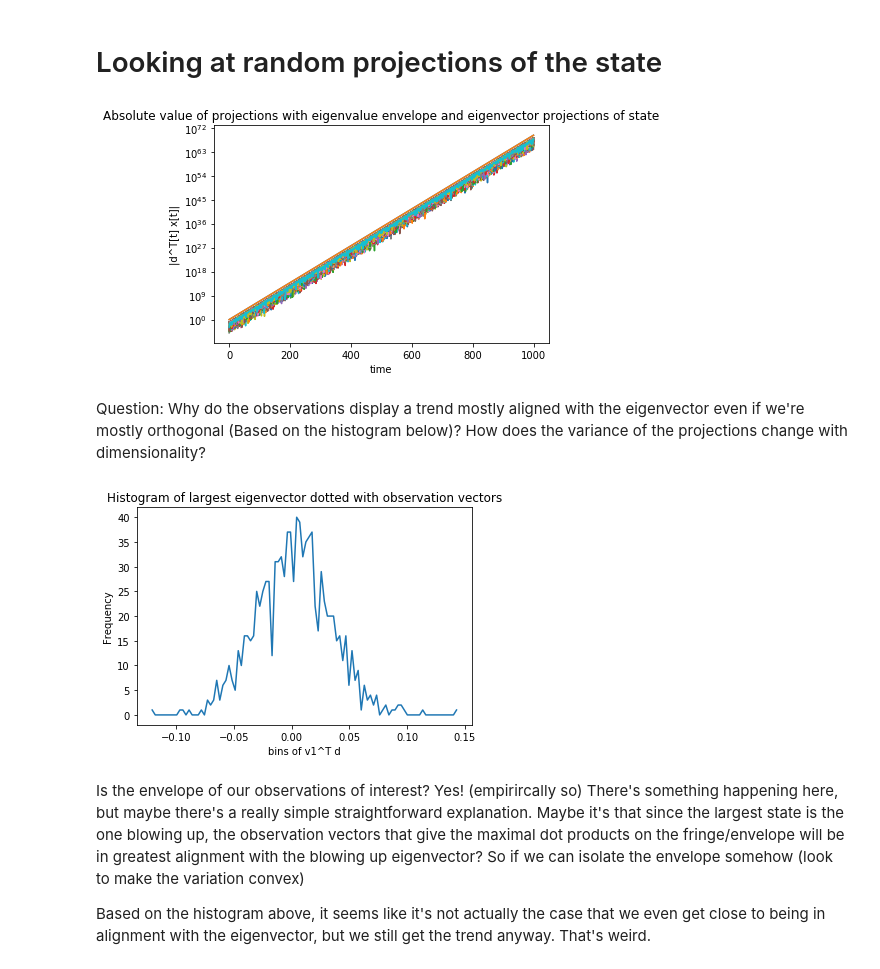
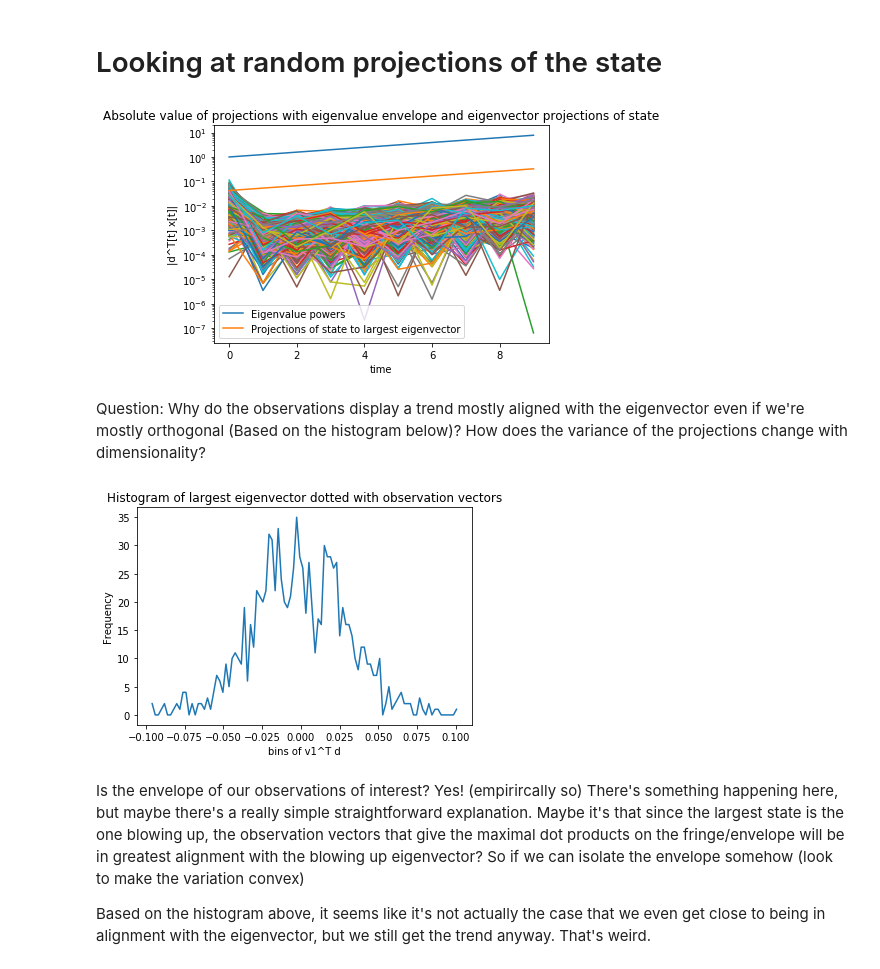
Before and after one commit to rahularya50/control-proj, a Jupyter notebook: Jupyter Notebooks/Randomized Eigenvalues (Diagonal Case).ipynb, the cells around one changed output. Drawn from its saved outputs; the diff is of its cells as text; code cells hidden in the pictures.

```diff
--- a/Jupyter Notebooks/Randomized Eigenvalues (Diagonal Case).ipynb
+++ b/Jupyter Notebooks/Randomized Eigenvalues (Diagonal Case).ipynb
@@ -56,9 +56,12 @@ A_bar = Q @ A @ Q.T
 
 # Find largest eigenvalue and corresponding eigenvector
 max_eig_index = max(zip(range(dim), np.diagonal(A)), key=lambda x: x[1])[0]
-max_eigvec = Q[:,max_eig_index]
+max_eigvec = np.array(Q[:,max_eig_index])
 
-x_init = max_eigvec#make_random_direction(dim)
+# This is where I set the initial state
+#x_init = np.array(max_eigvec)
+x_init = make_random_direction(dim)
+
 # Simulate and plot the state evolution without input for a short time and a long time
 x1 = simulate_free_response(A_bar, 20, x_init)
 #plot_state_trace(x1)
@@ -84,21 +87,23 @@ for i in range(trials):
     obs_vec = np.einsum('ij,ij->i', obs_curr, x2)
     obs = np.hstack((obs, obs_vec.reshape([N, 1])))
 # %%
-t_final = N
+t_final = N//100
 eig = max(np.diagonal(A))
 lambda_vec = np.array([(eig ** n) for n in range(t_final)])
 for i in range(trials):
     plt.plot(range(t_final), abs(obs[0:t_final, i]))
-# eigenvalue power envelope
+# eigenvalue power envelope divided by sqrt.(dim)
 plt.plot(range(t_final), lambda_vec)
 # projections of state to the largest eigenvector
 plt.plot(range(t_final), abs(x2[0:t_final,:].dot(Q[:,0])))
+plt.legend(['Eigenvalue powers', 'Projections of state to largest eigenvector'])
+
 plt.yscale('log')
 plt.title('Absolute value of projections with eigenvalue envelope and eigenvector projections of state')
 plt.xlabel('time')
 plt.ylabel('|d^T[t] x[t]|');
 # %% [output]
-[figure, old version]
+[figure, new version]
 # %% [markdown]
 Question: Why do the observations display a trend mostly aligned with the eigenvector even if we're mostly orthogonal (Based on the histogram below)? How does the variance of the projections change with dimensionality?
 # %%
@@ -108,7 +113,7 @@ plt.title('Histogram of largest eigenvector dotted with observation vectors')
 plt.xlabel('bins of v1^T d')
 plt.ylabel('Frequency');
 # %% [output]
-[figure, old version]
+[figure, new version]
 # %% [markdown]
 Is the envelope of our observations of interest? Yes! (empirircally so) There's something happening here, but maybe there's a really simple straightforward explanation. Maybe it's that since the largest state is the one blowing up, the observation vectors that give the maximal dot products on the fringe/envelope will be in greatest alignment with the blowing up eigenvector? So if we can isolate the envelope somehow (look to make the variation convex)
 
```
Also changed, not shown: parts of 5 cells of this notebook.
